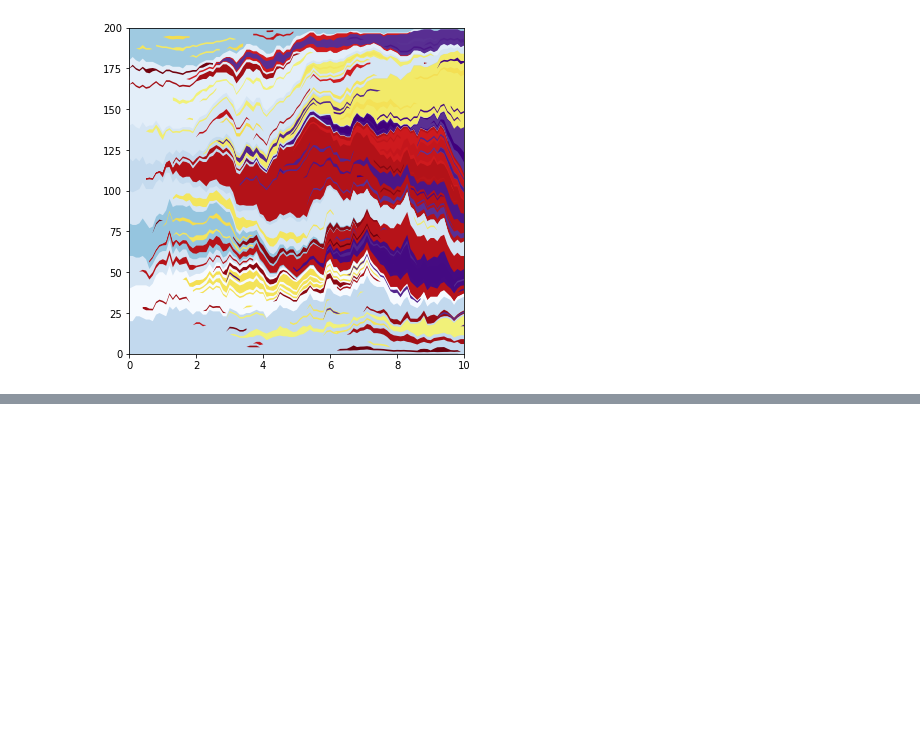
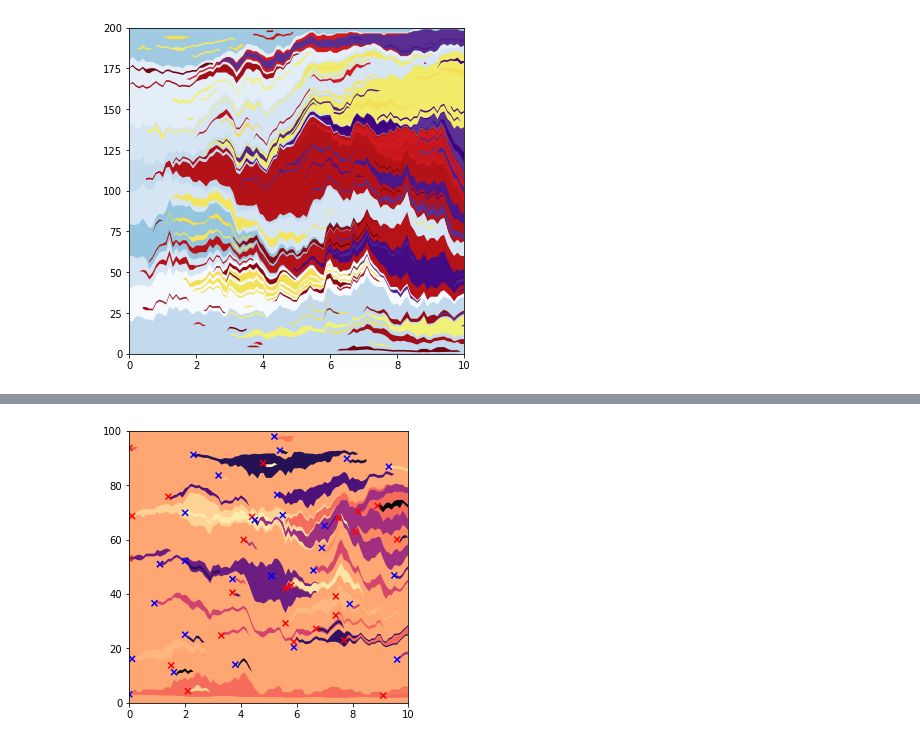
Before and after one commit to michaelhall28/clone-competition-simulation, a Jupyter notebook: Tutorials/Colours.ipynb, the cells around one changed output, grey strips where cells are left out. Cells and saved outputs as stored; diff of their text form; code cells hidden in the pictures; blank space fills up the shorter version.

```diff
--- a/Tutorials/Colours.ipynb
+++ b/Tutorials/Colours.ipynb
@@ -220,0 +229,9 @@ s.muller_plot(figsize=(6, 6), show_mutations_with_x=False);
+# %%
+# Run with a viridis colourmap
+np.random.seed(4)
+p = Parameters(algorithm='Moran', initial_cells=100, mutation_rates=0.05, print_warnings=False,
+              colourscales=get_CS_random_colours_from_colourmap(cm.viridis)
+              )
+s = p.get_simulator()
+s.run_sim()
+s.muller_plot(figsize=(5, 5));
@@ -220,0 +240,7 @@ s.muller_plot(figsize=(6, 6), show_mutations_with_x=False);
+# %%
+# Change to a magma colourmap by using set_colourscale
+# This will regenerate all of the clone colours
+s.set_colourscale(get_CS_random_colours_from_colourmap(cm.magma))
+s.muller_plot(figsize=(5, 5));
+# %% [output]
+[figure, added]
```
Also changed, not shown: parts of 5 cells of this notebook, 5 other files.
